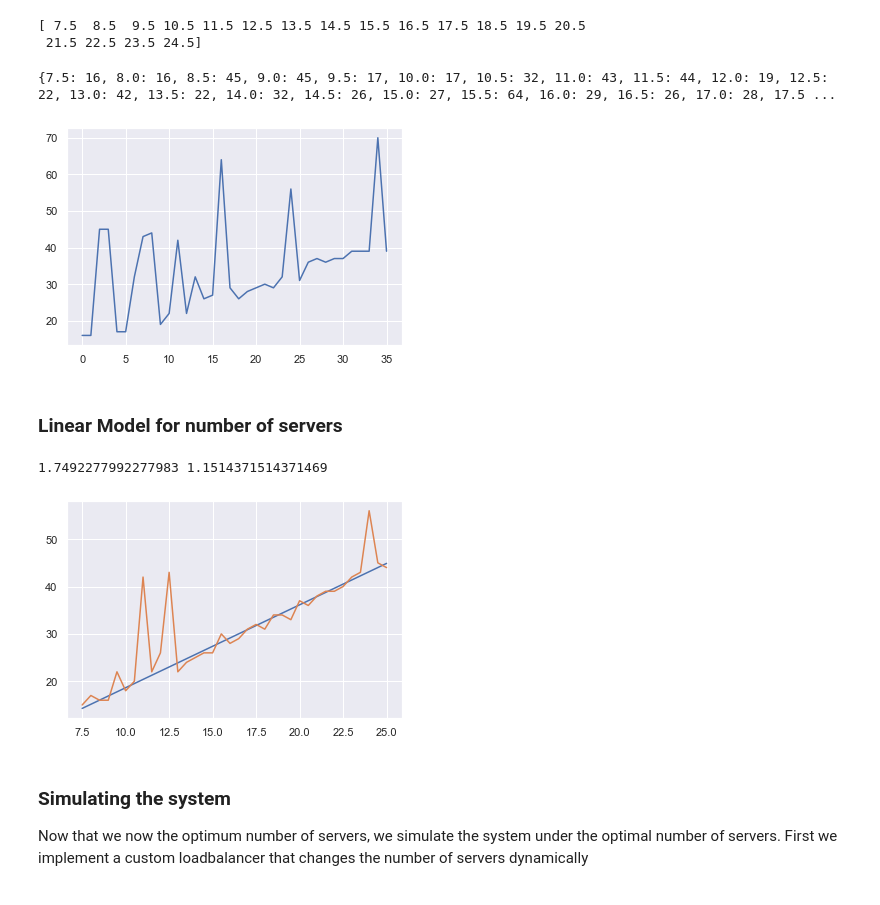
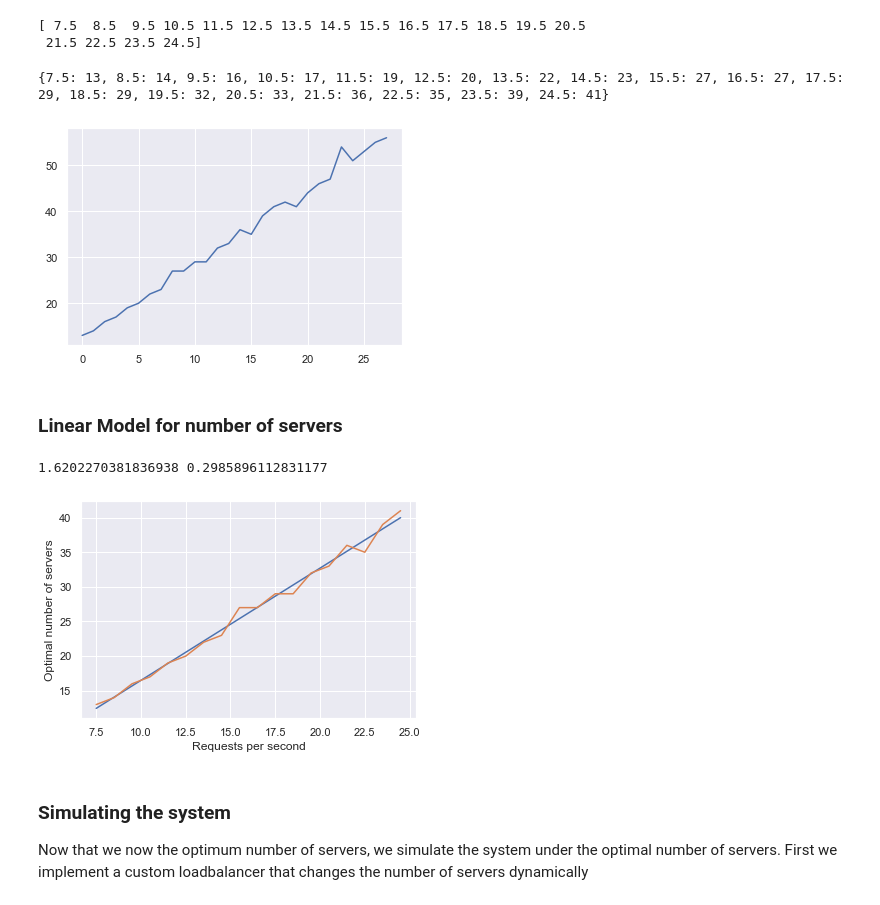
Before and after one commit to julianvanmeggelen/AdaptiveLoadBalancing, a Jupyter notebook: experiments/DataSimulation.ipynb, the cells around one changed output. Saved outputs shown, nothing was run; the diff lists cells and outputs as text; code cells hidden in the pictures.

```diff
--- a/experiments/DataSimulation.ipynb
+++ b/experiments/DataSimulation.ipynb
@@ -95,33 +95,35 @@ print(optResults)
 optResultsDf = pd.DataFrame(index=optResults.keys(), data=optResults.values(), columns = ['Optimal number of servers'])
 optResultsDf.to_csv('../data/optServers2.csv')
 # %%
-optResultsDf = pd.read_csv('../data/optServers2.csv')['Optimal number of servers']
+optResultsDf = pd.read_csv('../data/optServers3.csv')['Optimal number of servers']
 optResultsDf.plot()
 optResultsDf = optResultsDf.to_dict()
 optResults = {k:v for k,v in zip(arrivalsPerSecondList, optResultsDf.values())}
 print(optResults)
 # %% [output]
-{7.5: 16, 8.0: 16, 8.5: 45, 9.0: 45, 9.5: 17, 10.0: 17, 10.5: 32, 11.0: 43, 11.5: 44, 12.0: 19, 12.5: 22, 13.0: 42, 13.5: 22, 14.0: 32, 14.5: 26, 15.0: 27, 15.5: 64, 16.0: 29, 16.5: 26, 17.0: 28, 17.5 ...
+{7.5: 13, 8.5: 14, 9.5: 16, 10.5: 17, 11.5: 19, 12.5: 20, 13.5: 22, 14.5: 23, 15.5: 27, 16.5: 27, 17.5: 29, 18.5: 29, 19.5: 32, 20.5: 33, 21.5: 36, 22.5: 35, 23.5: 39, 24.5: 41}
-[figure, old version]
+[figure, new version]
 # %% [markdown]
 ### Linear Model for number of servers
 # %%
 
 y = np.array(list(optResults.values()))
 x = np.array(list(optResults.keys()))
 A = np.vstack([x, np.ones(len(x))]).T
 m, c = np.linalg.lstsq(A, y, rcond=None)[0]
-c = c -4 #correct outlier
-m = m +0.15
+#c = c -4 #correct outlier
+#m = m +0.15
 print(m,c)
 plt.plot(x,m*x + c)
 plt.plot(x,y)
+plt.xlabel('Requests per second')
+plt.ylabel("Optimal number of servers")
 
 def getOptNServer(arrivalsPerSecond):
     return round(m*arrivalsPerSecond+c)
 # %% [output]
-1.7492277992277983 1.1514371514371469
+1.6202270381836938 0.2985896112831177
-[figure, old version]
+[figure, new version]
 # %% [markdown]
 ### Simulating the system
 Now that we now the optimum number of servers, we simulate the system under the optimal number of servers. First we implement a custom loadbalancer that changes the number of servers dynamically
```
